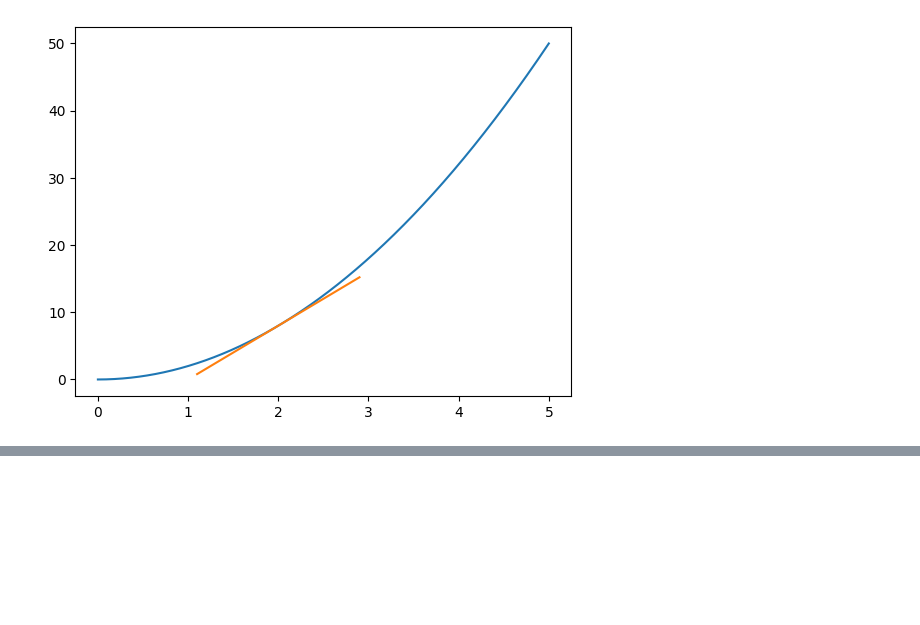
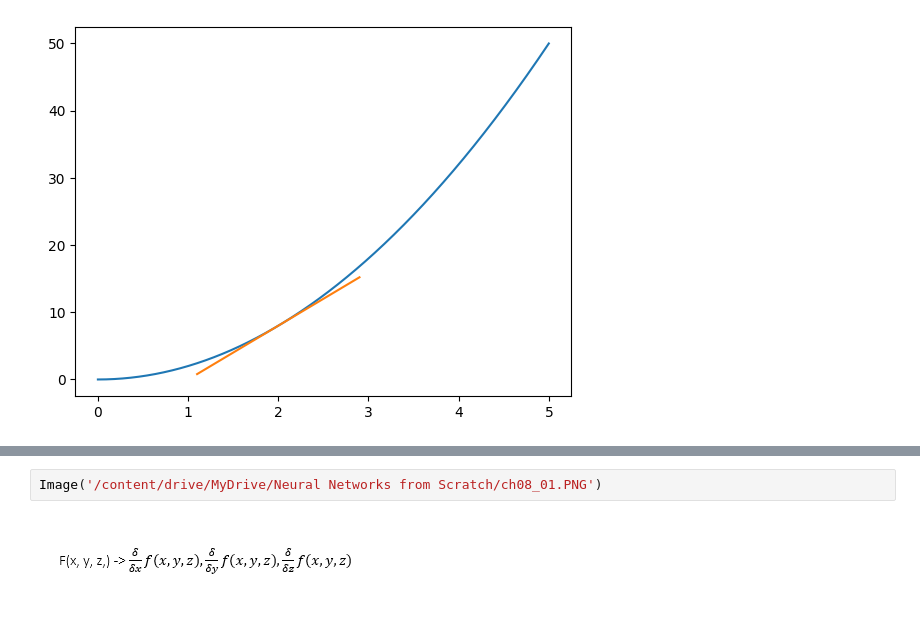
Before and after one commit to charu11/Neural-Networks-from-Scratch, a Jupyter notebook: Neural_networks_from_scratch.ipynb, the cells around one changed output, grey strips where cells are left out. Saved outputs shown, nothing was run; the diff lists cells and outputs as text; blank space fills up the shorter version.

```diff
--- a/Neural_networks_from_scratch.ipynb
+++ b/Neural_networks_from_scratch.ipynb
@@ -1281,0 +1294,4 @@ plt.show()
+# %%
+Image('/content/drive/MyDrive/Neural Networks from Scratch/ch08_01.PNG')
+# %% [output]
+[figure, added]
```
Also changed, not shown: parts of 6 cells of this notebook.
